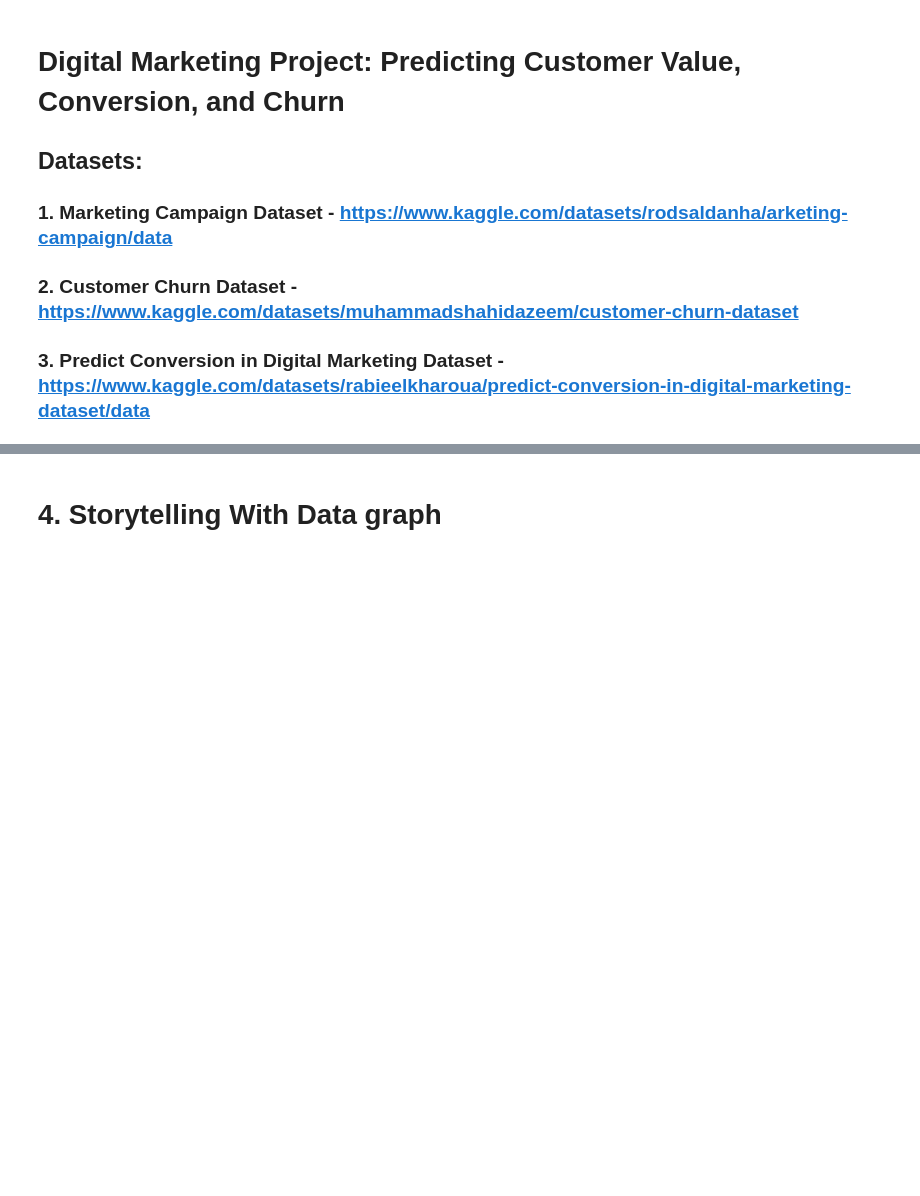
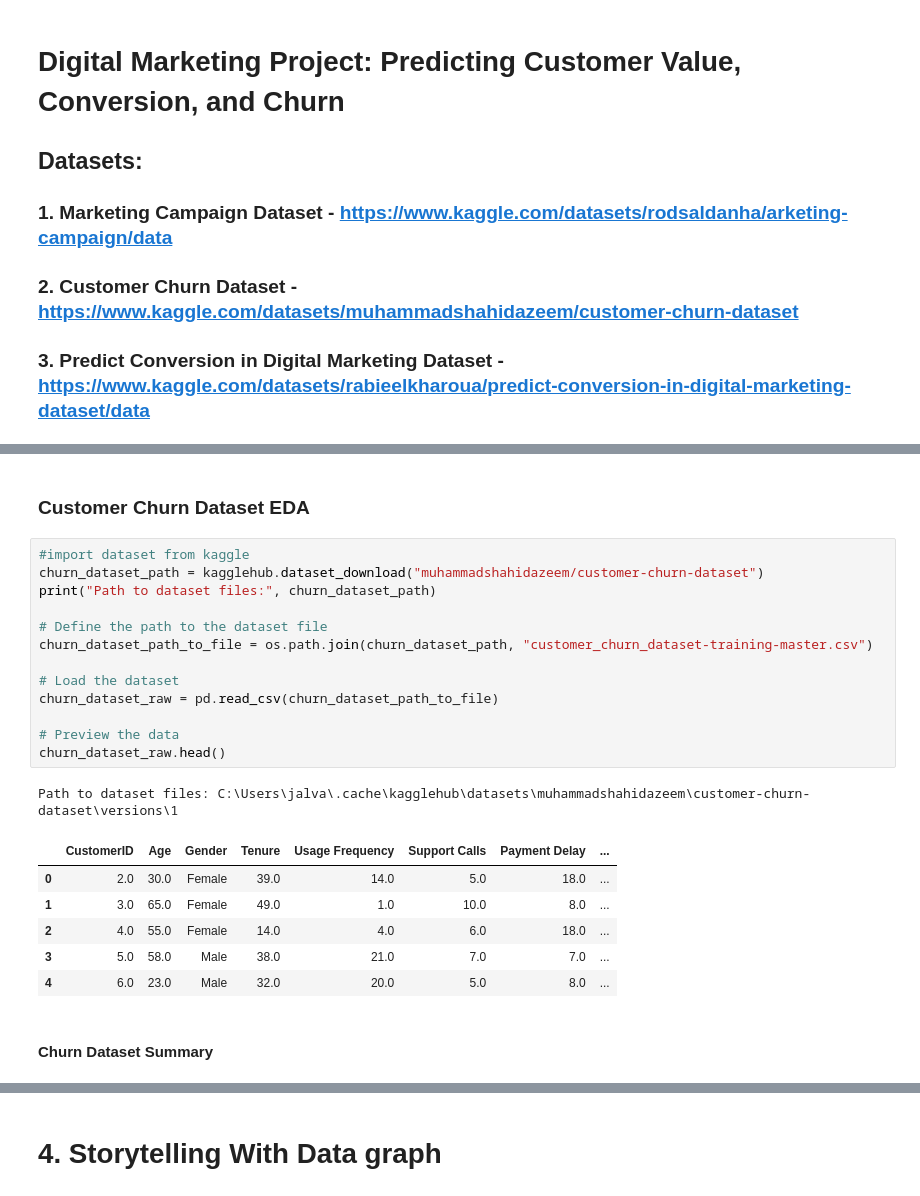
Before and after one commit to JakeOrionBU/milestone-3-hw, a Jupyter notebook: Week 2/OMDS-ModB2-Week2-Alvarez-Jake.ipynb, the cells around one changed output, grey strips where cells are left out. Cells and saved outputs as stored; diff of their text form; blank space fills up the shorter version.

```diff
--- a/Week 2/OMDS-ModB2-Week2-Alvarez-Jake.ipynb
+++ b/Week 2/OMDS-ModB2-Week2-Alvarez-Jake.ipynb
@@ -66,0 +194,25 @@ Please make sure you are authenticated if you are trying to access a private res
+# %% [markdown]
+### Customer Churn Dataset EDA
+# %%
+#import dataset from kaggle
+churn_dataset_path = kagglehub.dataset_download("muhammadshahidazeem/customer-churn-dataset")
+print("Path to dataset files:", churn_dataset_path)
+
+# Define the path to the dataset file
+churn_dataset_path_to_file = os.path.join(churn_dataset_path, "customer_churn_dataset-training-master.csv")
+
+# Load the dataset
+churn_dataset_raw = pd.read_csv(churn_dataset_path_to_file)
+
+# Preview the data
+churn_dataset_raw.head()
+# %% [output]
+Path to dataset files: C:\Users\jalva\.cache\kagglehub\datasets\muhammadshahidazeem\customer-churn-dataset\versions\1
+|  | CustomerID | Age | Gender | Tenure | Usage Frequency | Support Calls | Payment Delay | ... |
+| 0 | 2.0 | 30.0 | Female | 39.0 | 14.0 | 5.0 | 18.0 | ... |
+| 1 | 3.0 | 65.0 | Female | 49.0 | 1.0 | 10.0 | 8.0 | ... |
+| 2 | 4.0 | 55.0 | Female | 14.0 | 4.0 | 6.0 | 18.0 | ... |
+| 3 | 5.0 | 58.0 | Male | 38.0 | 21.0 | 7.0 | 7.0 | ... |
+| 4 | 6.0 | 23.0 | Male | 32.0 | 20.0 | 5.0 | 8.0 | ... |
+# %% [markdown]
+#### Churn Dataset Summary
```
Also changed, not shown: parts of 23 cells of this notebook.
